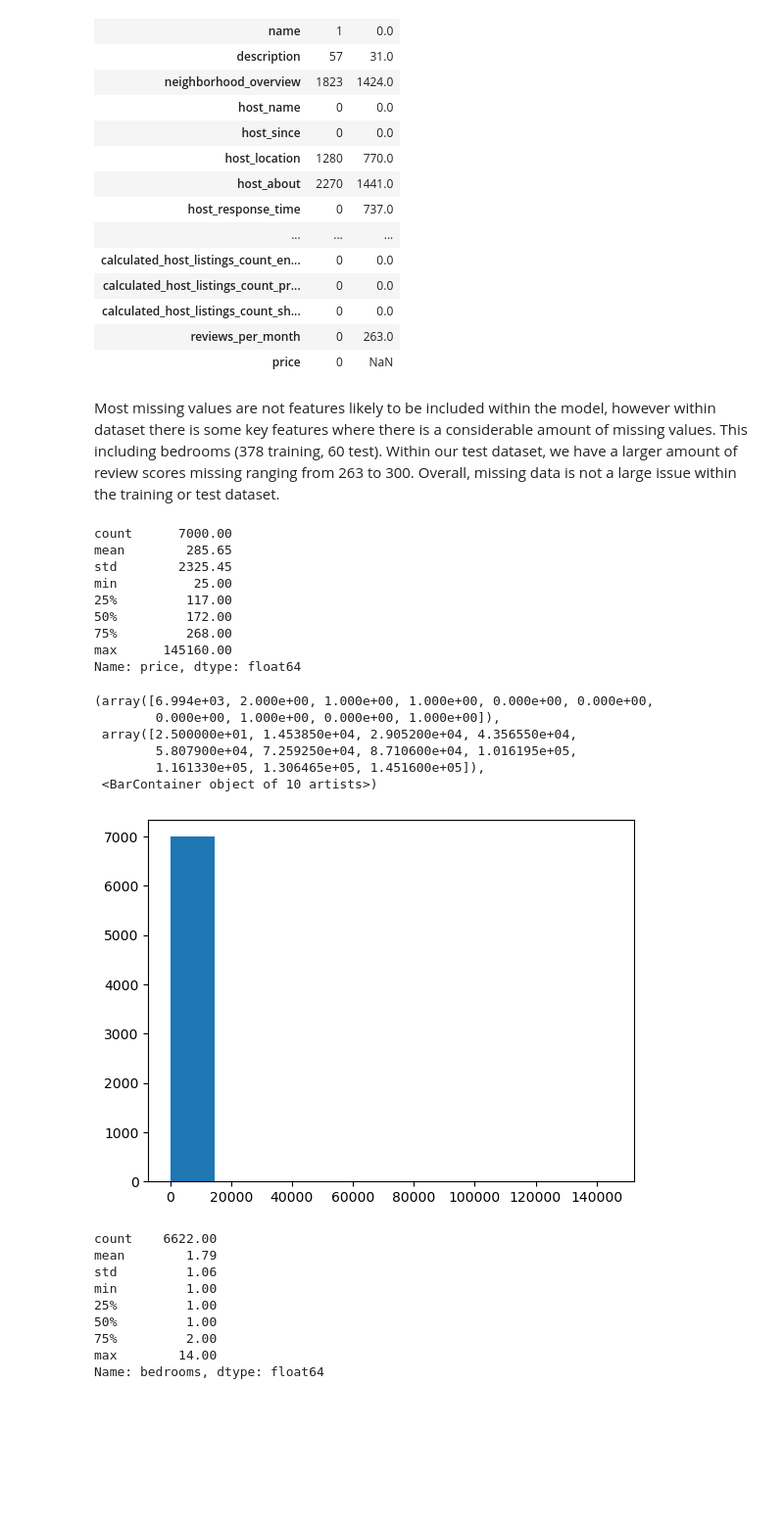
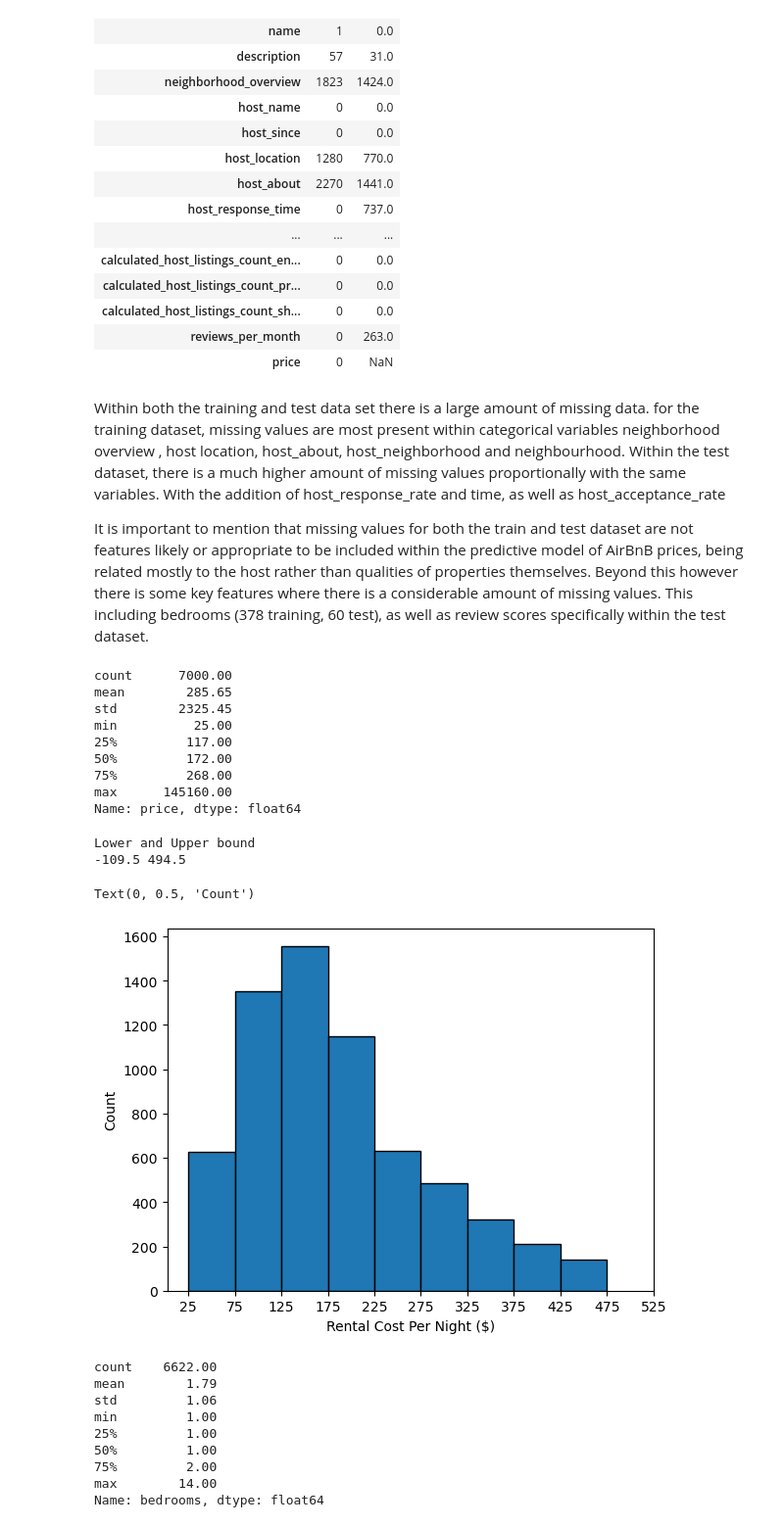
Before and after one commit to MustafaKhan7/BUSA3020_Project, a Jupyter notebook: Group-Project-S1-2025_Jett.ipynb, the cells around one changed output. Shown at 98% size. Cells and saved outputs as stored; diff of their text form; code cells hidden in the pictures; blank space fills up the shorter version.

```diff
--- a/Group-Project-S1-2025_Jett.ipynb
+++ b/Group-Project-S1-2025_Jett.ipynb
@@ -135,18 +137,16 @@ combined_missing
 | reviews_per_month | 0 | 263.0 |
 | price | 0 | NaN |
 # %% [markdown]
-Most missing values are not features likely to be included within the model, however within dataset there is some key features where there is a considerable amount of missing values. This including bedrooms (378 training, 60 test). Within our test dataset, we have a larger amount of review scores missing ranging from 263 to 300. Overall, missing data is not a large issue within the training or test dataset.
+Within both the training and test data set there is a large amount of missing data. for the training dataset, missing values are most present within categorical variables neighborhood overview , host location, host_about, host_neighborhood and neighbourhood. Within the test dataset, there is a much higher amount of missing values proportionally with the same variables. With the addition of host_response_rate and time, as well as host_acceptance_rate
+
+It is important to mention that missing values for both the train and test dataset are not features likely or appropriate to be included within the predictive model of AirBnB prices, being related mostly to the host rather than qualities of properties themselves. Beyond this however there is some key features where there is a considerable amount of missing values. This including bedrooms (378 training, 60 test), as well as review scores specifically within the test dataset.
 # %%
 df_train['price'] = df_train['price'].str.replace('$', '')
 df_train['price'] = df_train['price'].str.replace(',', '')
 # %%
 df_train['price'] = df_train['price'].astype(float)
 print(df_train['price'].describe().round(2))
-price_count = df_train['price'].value_counts()
 import matplotlib.pyplot as plt
-
-plt.hist(df_train['price'])
-#print(df_train['price'].value_counts().sort_index())
 # %% [output]
 count      7000.00
 mean        285.65
@@ -157,13 +157,29 @@ min          25.00
 75%         268.00
 max      145160.00
 Name: price, dtype: float64
-(array([6.994e+03, 2.000e+00, 1.000e+00, 1.000e+00, 0.000e+00, 0.000e+00,
-        0.000e+00, 1.000e+00, 0.000e+00, 1.000e+00]),
- array([2.500000e+01, 1.453850e+04, 2.905200e+04, 4.356550e+04,
-        5.807900e+04, 7.259250e+04, 8.710600e+04, 1.016195e+05,
-        1.161330e+05, 1.306465e+05, 1.451600e+05]),
- <BarContainer object of 10 artists>)
-[figure, removed]
+# %%
+q1 = df_train['price'].quantile(0.25)
+q3 = df_train['price'].quantile(0.75)
+
+IQR = q3 - q1
+
+#Defining Bounds
+lower_bound = q1 - 1.5* IQR
+upper_bound = q3 + 1.5* IQR
+print('Lower and Upper bound')
+print(lower_bound, upper_bound)
+price_no_outliers = df_train[df_train['price'] <500]['price']
+
+bins = np.arange(25, 525, 50)
+plt.hist(price_no_outliers, edgecolor = 'black', bins = bins)
+plt.xticks([25, 75, 125, 175, 225, 275, 325, 375, 425, 475, 525])
+plt.xlabel('Rental Cost Per Night ($)')
+plt.ylabel('Count')
+# %% [output]
+Lower and Upper bound
+-109.5 494.5
+Text(0, 0.5, 'Count')
+[figure, added]
 # %%
 print(df_train['bedrooms'].describe().round(2))
 import matplotlib.pyplot as plt
```
Also changed, not shown: parts of 8 cells of this notebook.
